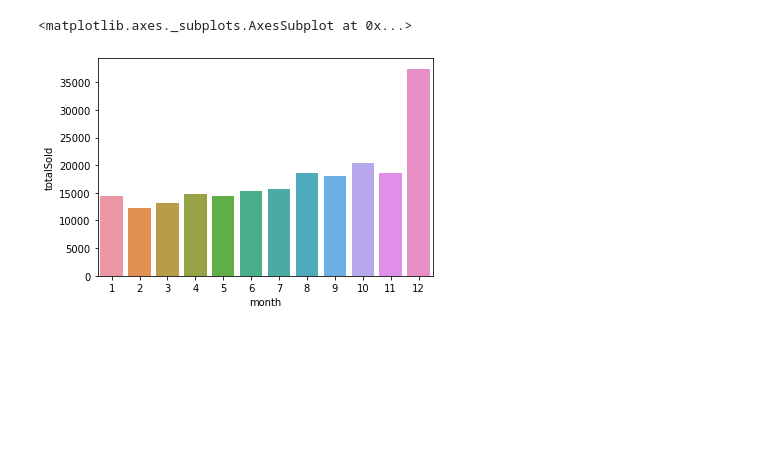
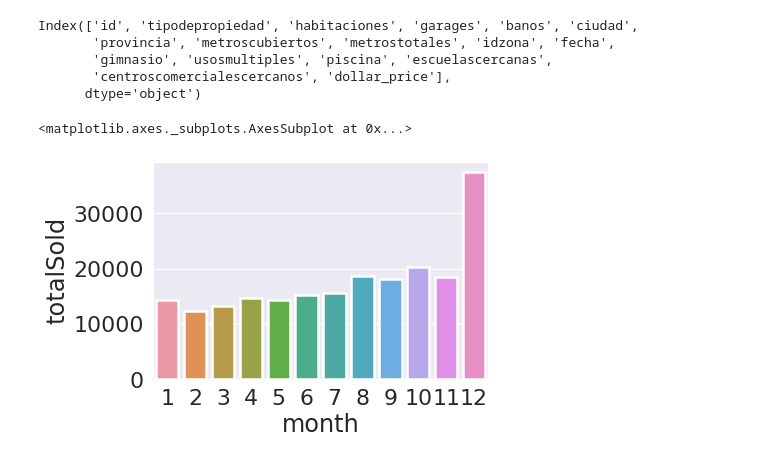
Before and after one commit to AlvaroIribarren/FIUBA-OrgDatos-TP1-Analisis, a Jupyter notebook: cantidadDeVentasPorMes.ipynb, the cells around one changed output. Saved outputs shown, nothing was run; the diff lists cells and outputs as text; code cells hidden in the pictures; blank space fills up the shorter version.

```diff
--- a/cantidadDeVentasPorMes.ipynb
+++ b/cantidadDeVentasPorMes.ipynb
@@ -61,17 +61,26 @@ dfCasas.garages.fillna(0, inplace=True)
 df = pd.merge(dfCasas, dfTerreno, on=['id', 'tipodepropiedad', 'habitaciones', 'garages', 'banos', 'metroscubiertos'
                                       ,'ciudad','provincia','metrostotales','idzona','fecha', 'gimnasio','usosmultiples',
                                        'piscina','escuelascercanas','centroscomercialescercanos', 'dollar_price'], how='outer')
+# %%
+df.columns
+# %% [output]
+Index(['id', 'tipodepropiedad', 'habitaciones', 'garages', 'banos', 'ciudad',
+       'provincia', 'metroscubiertos', 'metrostotales', 'idzona', 'fecha',
+       'gimnasio', 'usosmultiples', 'piscina', 'escuelascercanas',
+       'centroscomercialescercanos', 'dollar_price'],
+      dtype='object')
 # %%
 #Arranco
 df["year"] = df.fecha.dt.year
 df['month'] = df.fecha.dt.month
 grouped = df.groupby('month').agg({'year':'count'})
 grouped.reset_index(inplace=True)
 grouped.columns = ['month', 'totalSold']
 #Cantidad de ventas por mes
+sns.set(font_scale=2)
 sns.barplot(x="month", y='totalSold',data=grouped, linewidth=2.5)
 # %% [output]
 <matplotlib.axes._subplots.AxesSubplot at 0x...>
-[figure, old version]
+[figure, new version]
 # %%
 grouped = df.groupby(['month', 'year'])
```
Also changed, not shown: parts of 34 cells of this notebook.
